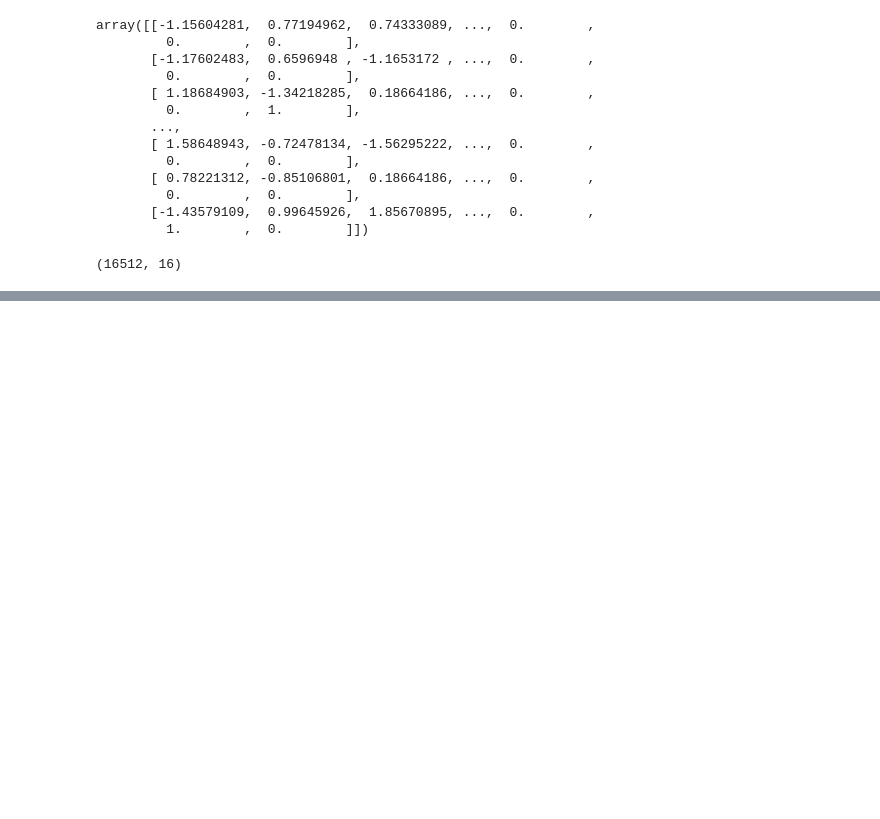
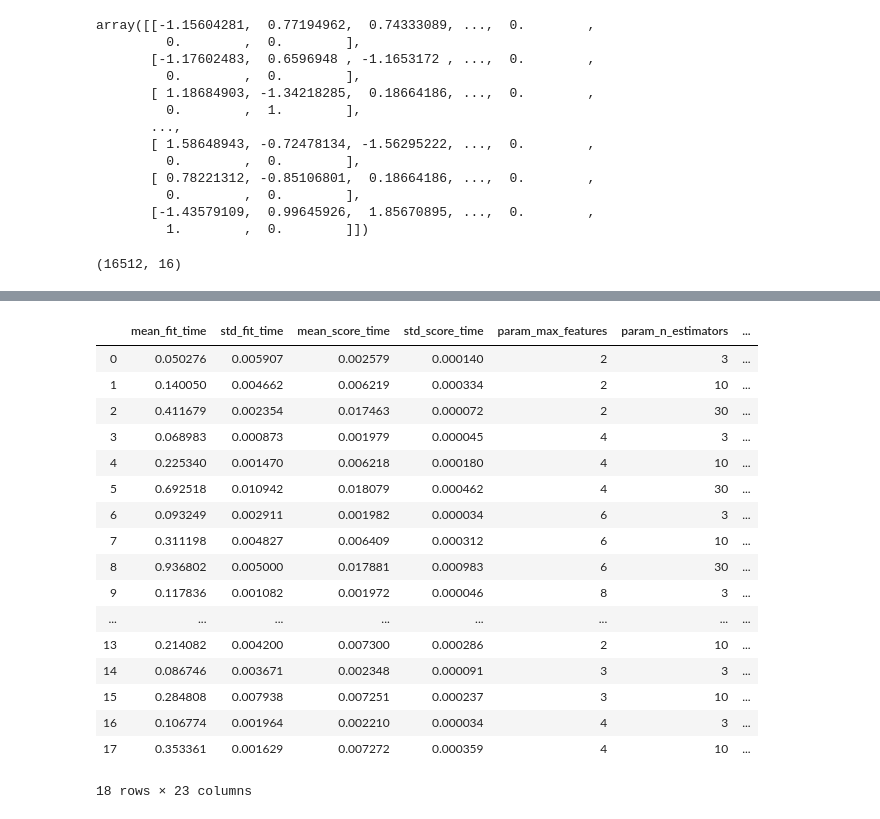
Before and after one commit to brijrajgohil/DataScienceProjects, a Jupyter notebook: Books/HandsOnML2ndEd/02_end_to_end_machine_learning_project.ipynb, the cells around one changed output, grey strips where cells are left out. Cells and saved outputs as stored; diff of their text form; code cells hidden in the pictures; blank space fills up the shorter version.

```diff
--- a/Books/HandsOnML2ndEd/02_end_to_end_machine_learning_project.ipynb
+++ b/Books/HandsOnML2ndEd/02_end_to_end_machine_learning_project.ipynb
@@ -635,0 +751,5 @@ housing_prepared.shape
+# %%
+from sklearn.tree import DecisionTreeRegressor
+
+tree_reg = DecisionTreeRegressor(random_state = 42)
+tree_reg.fit(housing_prepared, housing_labels)
@@ -635,0 +800,5 @@ housing_prepared.shape
+# %%
+from sklearn.ensemble import RandomForestRegressor
+
+forest_reg = RandomForestRegressor(n_estimators=100, random_state = 42)
+forest_reg.fit(housing_prepared, housing_labels)
@@ -635,0 +837,9 @@ housing_prepared.shape
+# %%
+from sklearn.svm import SVR
+
+svm_reg = SVR(kernel = 'linear')
+svm_reg.fit(housing_prepared, housing_labels)
+housing_predictions = svm_reg.predict(housing_prepared)
+svm_mse = mean_squared_error(housing_labels, housing_predictions)
+svm_rmse = np.sqrt(svm_mse)
+svm_rmse
@@ -635,0 +848,16 @@ housing_prepared.shape
+# %%
+from sklearn.model_selection import GridSearchCV
+
+param_grid = [
+    # try 12 (3x4) combinations of hyperparamers
+    {'n_estimators': [3, 10, 30], 'max_features': [2, 4, 6, 8]},
+    # then try 6 (2x3) combinations with bootstrap set as False
+    {'bootstrap': [False], 'n_estimators': [3, 10], 'max_features': [2, 3, 4]},
+]
+
+forest_reg = RandomForestRegressor(random_state=42)
+# train across 5 folds, that's a total of (12+6)*5 = 90 rounds of training
+grid_search = GridSearchCV(forest_reg, param_grid, cv = 5,
+                            scoring = 'neg_mean_squared_error',
+                            return_train_score = True)
+grid_search.fit(housing_prepared, housing_labels)
@@ -635,0 +922,21 @@ housing_prepared.shape
+# %%
+pd.DataFrame(grid_search.cv_results_)
+# %% [output]
+|  | mean_fit_time | std_fit_time | mean_score_time | std_score_time | param_max_features | param_n_estimators | ... |
+| 0 | 0.050276 | 0.005907 | 0.002579 | 0.000140 | 2 | 3 | ... |
+| 1 | 0.140050 | 0.004662 | 0.006219 | 0.000334 | 2 | 10 | ... |
+| 2 | 0.411679 | 0.002354 | 0.017463 | 0.000072 | 2 | 30 | ... |
+| 3 | 0.068983 | 0.000873 | 0.001979 | 0.000045 | 4 | 3 | ... |
+| 4 | 0.225340 | 0.001470 | 0.006218 | 0.000180 | 4 | 10 | ... |
+| 5 | 0.692518 | 0.010942 | 0.018079 | 0.000462 | 4 | 30 | ... |
+| 6 | 0.093249 | 0.002911 | 0.001982 | 0.000034 | 6 | 3 | ... |
+| 7 | 0.311198 | 0.004827 | 0.006409 | 0.000312 | 6 | 10 | ... |
+| 8 | 0.936802 | 0.005000 | 0.017881 | 0.000983 | 6 | 30 | ... |
+| 9 | 0.117836 | 0.001082 | 0.001972 | 0.000046 | 8 | 3 | ... |
+| ... | ... | ... | ... | ... | ... | ... | ... |
+| 13 | 0.214082 | 0.004200 | 0.007300 | 0.000286 | 2 | 10 | ... |
+| 14 | 0.086746 | 0.003671 | 0.002348 | 0.000091 | 3 | 3 | ... |
+| 15 | 0.284808 | 0.007938 | 0.007251 | 0.000237 | 3 | 10 | ... |
+| 16 | 0.106774 | 0.001964 | 0.002210 | 0.000034 | 4 | 3 | ... |
+| 17 | 0.353361 | 0.001629 | 0.007272 | 0.000359 | 4 | 10 | ... |
+18 rows × 23 columns
```
Also changed, not shown: parts of 33 cells of this notebook.
